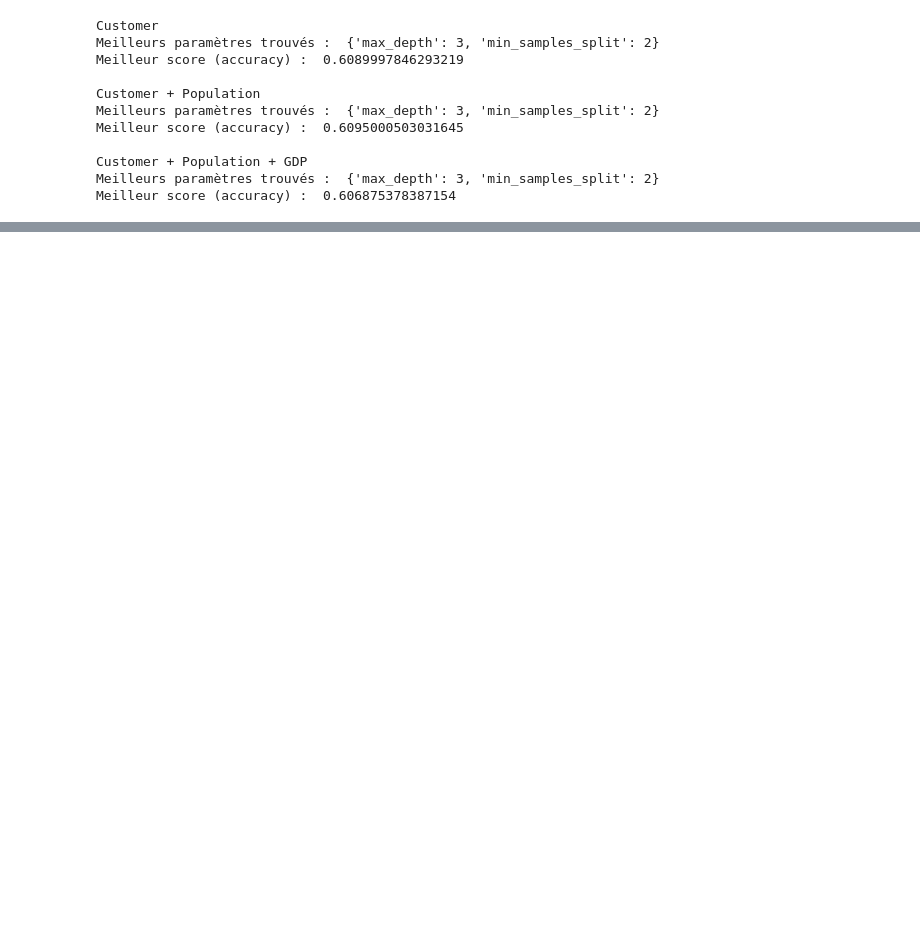
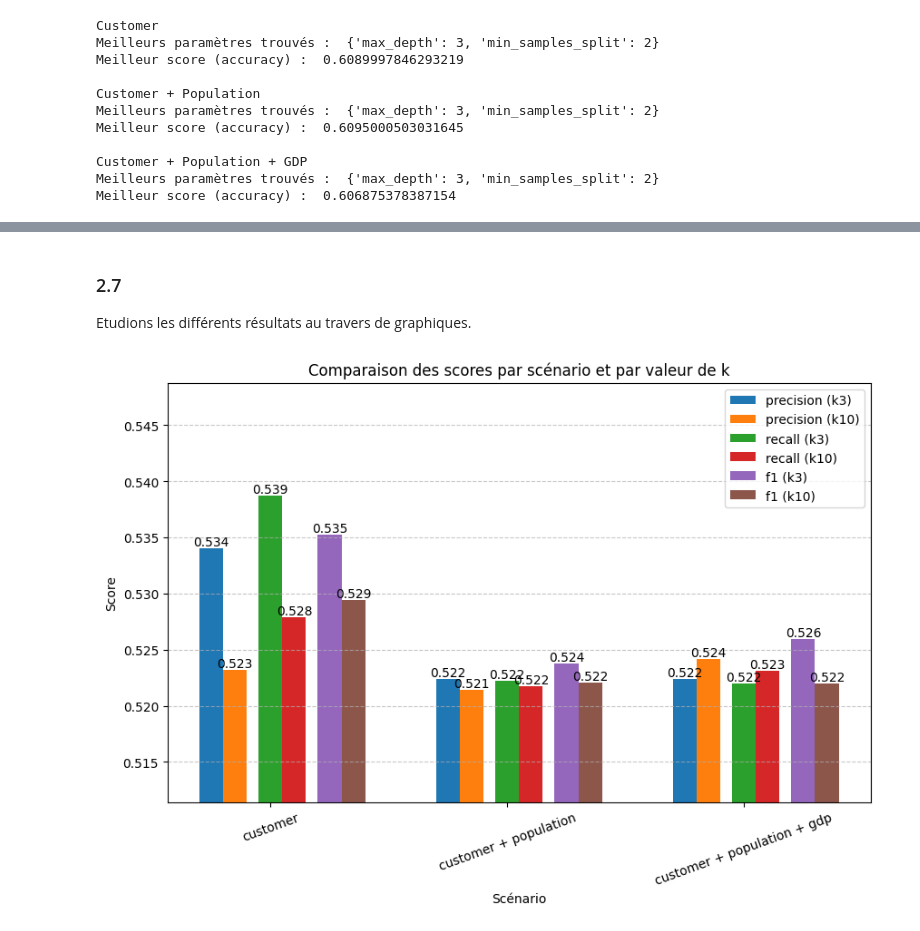
Before and after one commit to mael-grn/UQAC-machine-learning, a Jupyter notebook: devoir_2/devoir_2_mael_garnier.ipynb, the cells around one changed output, grey strips where cells are left out. Saved outputs shown, nothing was run; the diff lists cells and outputs as text; code cells hidden in the pictures; blank space fills up the shorter version.

```diff
--- a/devoir_2/devoir_2_mael_garnier.ipynb
+++ b/devoir_2/devoir_2_mael_garnier.ipynb
@@ -207,6 +205,10 @@ Nous allons entrainer un modèle de classification binaire.
 # %%
 # Entrainement du modèle
-tree_class = DecisionTreeClassifier()
-tree_class.fit(customer_prepare, customer_labels)
+tree_class_customer  = DecisionTreeClassifier()
+tree_class_customer_pop  = DecisionTreeClassifier()
+tree_class_customer_pop_gdp  = DecisionTreeClassifier()
+tree_class_customer.fit(customer_prepare, customer_labels)
+tree_class_customer_pop.fit(customer_pop_prepare, customer_labels)
+tree_class_customer_pop_gdp.fit(customer_pop_gdp_prepare, customer_labels)
 # %% [output]
 DecisionTreeClassifier()
@@ -281,7 +314,7 @@ param_grid = {
 # Création du modèle d'arbre de décision
 tree_class = DecisionTreeClassifier(random_state=42)
 
-# Initialisation de GridSearchCV avec la validation croisée de k blocs
+# Initialisation de GridSearchCV avec la validation croisée de k=3 blocs
 grid_search = GridSearchCV(estimator=tree_class, param_grid=param_grid, cv=3, scoring='accuracy')
 
 def grid_search_function(numpy, labels):
@@ -290,15 +323,19 @@ def grid_search_function(numpy, labels):
     print("Meilleurs paramètres trouvés : ", grid_search.best_params_)
     # Meilleurs scores
     print("Meilleur score (accuracy) : ", grid_search.best_score_)
+    return {
+        "params": grid_search.best_params_,
+        "score": float(grid_search.best_score_),
+    }
 
 print("Customer")
-grid_search_function(customer_prepare, customer_labels)
+res_dict["gridsearch"]["k3"]["customer"] = grid_search_function(customer_prepare, customer_labels)
 
 print("\nCustomer + Population")
-grid_search_function(customer_pop_prepare, customer_labels)
+res_dict["gridsearch"]["k3"]["customer + population"] = grid_search_function(customer_pop_prepare, customer_labels)
 
 print("\nCustomer + Population + GDP")
-grid_search_function(customer_pop_gdp_prepare, customer_labels)
+res_dict["gridsearch"]["k3"]["customer + population + gdp"] = grid_search_function(customer_pop_gdp_prepare, customer_labels)
 # %% [output]
 Customer
 Meilleurs paramètres trouvés :  {'max_depth': 3, 'min_samples_split': 2}
@@ -340,0 +401,50 @@ NotFittedError: This ColumnTransformer instance is not fitted yet. Call 'fit' wi
+# %% [markdown]
+### 2.7
+Etudions les différents résultats au travers de graphiques.
+# %%
+from matplotlib import pyplot as plt
+
+
+def show_crossval_plot(data, min_val=0):
+    data = data["crossval"]
+    metrics = ['precision', 'recall', 'f1']
+    models = list(data['k3'].keys())
+    x = np.arange(len(models))
+    width = 0.1
+    spacing = 0.25
+
+    fig, ax = plt.subplots(figsize=(10, 6))
+
+    all_scores = []
+
+    for i, metric in enumerate(metrics):
+        values_k3 = [data['k3'][model][metric] for model in models]
+        values_k10 = [data['k10'][model][metric] for model in models]
+        all_scores.extend(values_k3 + values_k10)
+
+        bars_k3 = ax.bar(x + (i - 1) * spacing, values_k3, width, label=f'{metric} (k3)')
+        bars_k10 = ax.bar(x + (i - 1) * spacing + width, values_k10, width, label=f'{metric} (k10)')
+
+        for bars in [bars_k3, bars_k10]:
+            for bar in bars:
+                height = bar.get_height()
+                ax.text(bar.get_x() + bar.get_width()/2, height, f'{height:.3f}',
+                        ha='center', va='bottom', fontsize=10)
+
+    ax.set_xlabel("Scénario")
+    ax.set_ylabel("Score")
+    ax.set_title("Comparaison des scores par scénario et par valeur de k")
+    ax.set_xticks(x)
+    ax.set_xticklabels(models, rotation=20)
+    ax.legend()
+    ax.grid(axis='y', linestyle='--', alpha=0.7)
+
+    min_y = max(min_val, min(all_scores) - 0.01)
+    max_y = max(all_scores) + 0.01
+    ax.set_ylim(min_y, max_y)
+
+    plt.show()
+
+show_crossval_plot(res_dict, 0.510)
+# %% [output]
+[figure, added]
```
Also changed, not shown: parts of 28 cells of this notebook.
